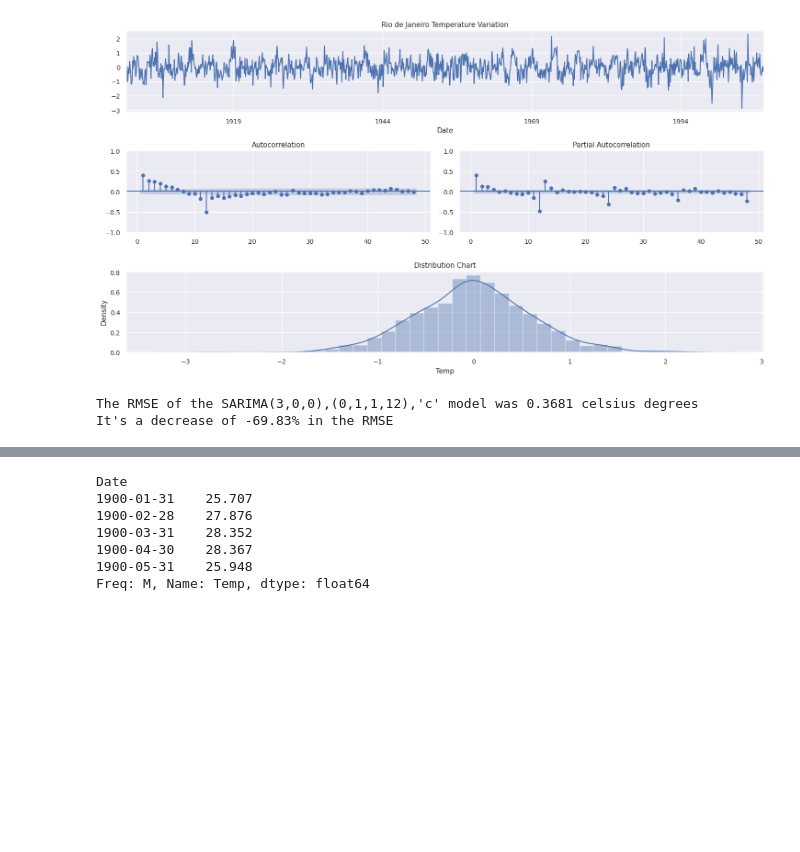
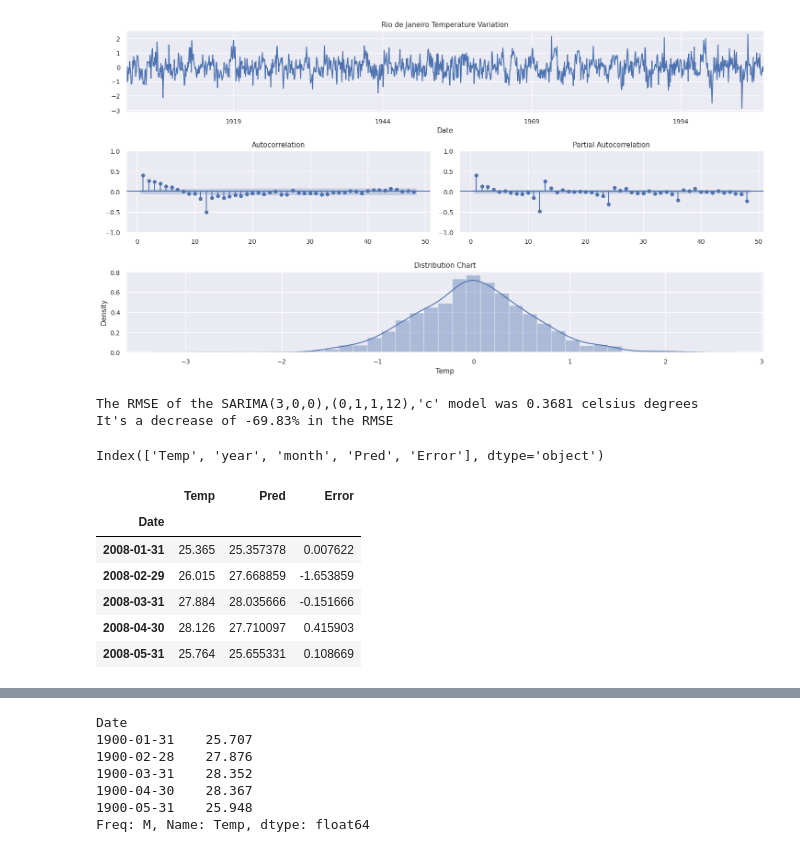
Before and after one commit to AdithyaSam-Ganj/Global-Temperature-Analytics, a Jupyter notebook: Climate_Data.ipynb, the cells around one changed output, grey strips where cells are left out. Drawn from its saved outputs; the diff is of its cells as text; code cells hidden in the pictures; blank space fills up the shorter version.

```diff
--- a/Climate_Data.ipynb
+++ b/Climate_Data.ipynb
@@ -415,6 +415,10 @@ It's a decrease of -69.83% in the RMSE
 # %%
 # Creating the error column
 val['Error'] = val['Temp'] - val['Pred']
+# %%
+val.columns
+# %% [output]
+Index(['Temp', 'year', 'month', 'Pred', 'Error'], dtype='object')
 # %%
 def plot_error(data, figsize=(20,8)):
     '''
@@ -444,6 +448,18 @@ def plot_error(data, figsize=(20,8)):
     plot_acf(data.iloc[:,2], lags=(len(data.iloc[:,2])-1),zero=False, ax=ax4)
     plt.tight_layout()
     plt.show()
+# %%
+# We need to remove some columns to plot the charts
+val.drop(['month','year'], axis=1, inplace=True)
+val.head()
+# %% [output]
+|  | Temp | Pred | Error |
+| Date |  |  |  |
+| 2008-01-31 | 25.365 | 25.357378 | 0.007622 |
+| 2008-02-29 | 26.015 | 27.668859 | -1.653859 |
+| 2008-03-31 | 27.884 | 28.035666 | -0.151666 |
+| 2008-04-30 | 28.126 | 27.710097 | 0.415903 |
+| 2008-05-31 | 25.764 | 25.655331 | 0.108669 |
 # %%
 plot_error(val)
 # %% [output]
```
Also changed, not shown: parts of 12 cells of this notebook.
